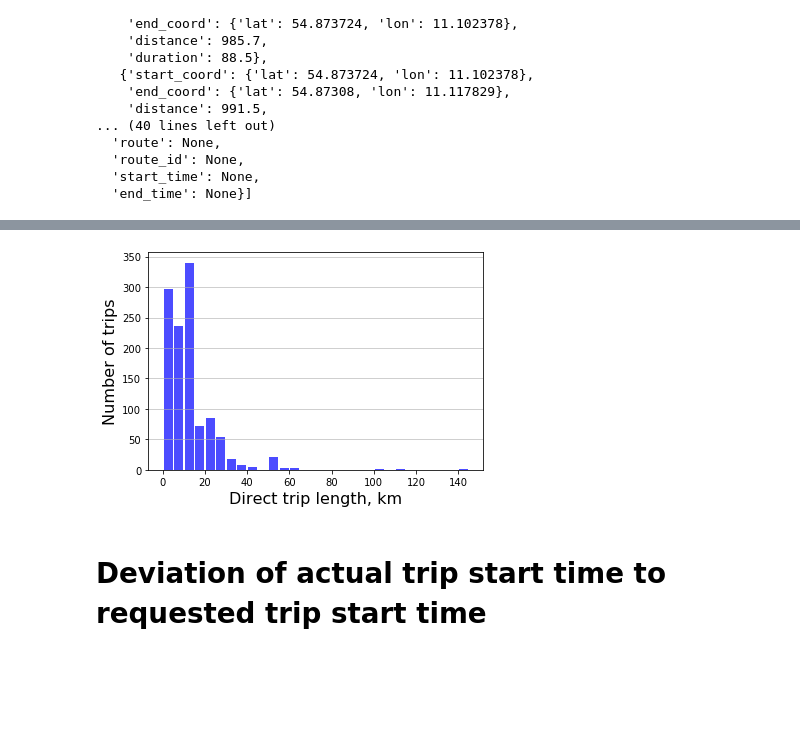
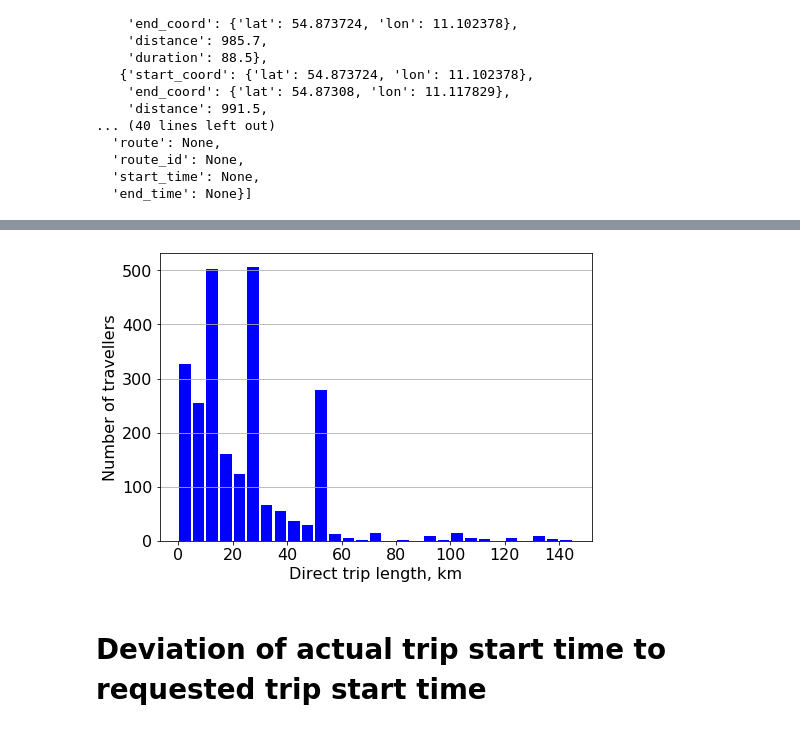
Before and after one commit to serdyt/Simulation-post-processing, a Jupyter notebook: Processing trip dump - distributions.ipynb, the cells around one changed output, grey strips where cells are left out. Drawn from its saved outputs; the diff is of its cells as text; code cells hidden in the pictures; blank space fills up the shorter version.

```diff
--- a/Processing trip dump - distributions.ipynb
+++ b/Processing trip dump - distributions.ipynb
@@ -149,7 +149,8 @@ persons_drt[0]['direct_trips'][0]['legs']
   'end_time': None}]
 # %%
 distances = []
-for person in persons_drt:
+# for person in persons_drt:
+for person in persons:
     try:
         distances.append(person['direct_trips'][0]['distance'])
 #         legs = persons_drt[0]['direct_trips'][0]['legs']
@@ -162,16 +181,24 @@ distances = [d / 1000 for d in distances]
 # %%
+import matplotlib.pyplot as plt
+import matplotlib
+font = {'size': 16}
+matplotlib.rc('font', **font)
+markersize = {'markersize': 9}
+matplotlib.rc('lines', **markersize)
+
 fig = plt.figure()
-ax = fig.add_subplot(111)
-ax.hist(x=distances, bins=np.arange(0,150,5), color='blue', alpha=0.7, rwidth=0.85, density=False)
+ax = fig.add_axes([1., 1., 1., 1.])
 
-plt.grid(axis='y', alpha=0.75)
-plt.xlabel('Direct trip length, km', {'fontsize': 16})
-plt.ylabel('Number of trips', {'fontsize': 16})
-# plt.title('"Waiting" time, DRT', {'fontsize': 18})
+ax.hist(x=distances, bins=np.arange(0,150,5), color='blue', rwidth=0.85, density=False)
+
+plt.grid(axis='y')
+plt.xlabel('Direct trip length, km')
+plt.ylabel('Number of travellers')
+# plt.title('"Waiting" time, DRT')
 # plt.ylim([0,80])
-plt.savefig('data/demand_distance_distr.svg', dpi=600)
+plt.savefig('data/demand_distance_distr.eps', bbox_inches="tight")
 # %% [output]
-[figure, old version]
+[figure, new version]
 # %% [markdown]
 # Deviation of actual trip start time to requested trip start time
 # %%
```
Also changed, not shown: parts of 25 cells of this notebook, 6 other files.
